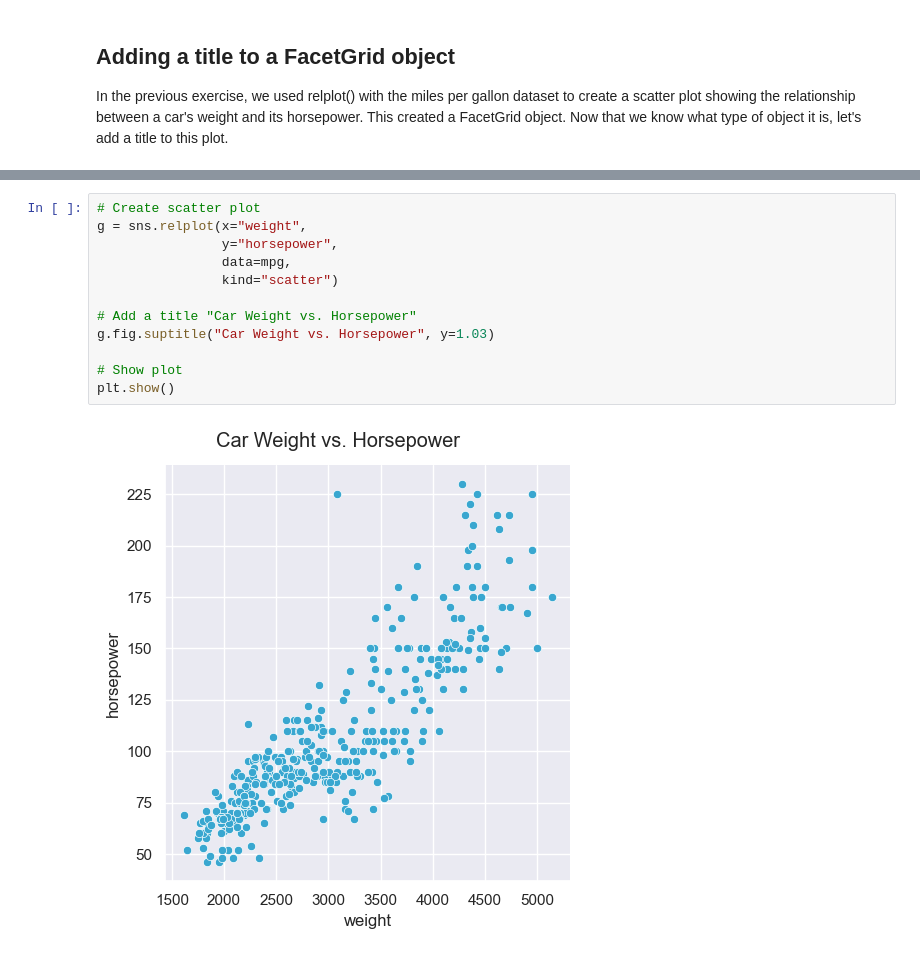
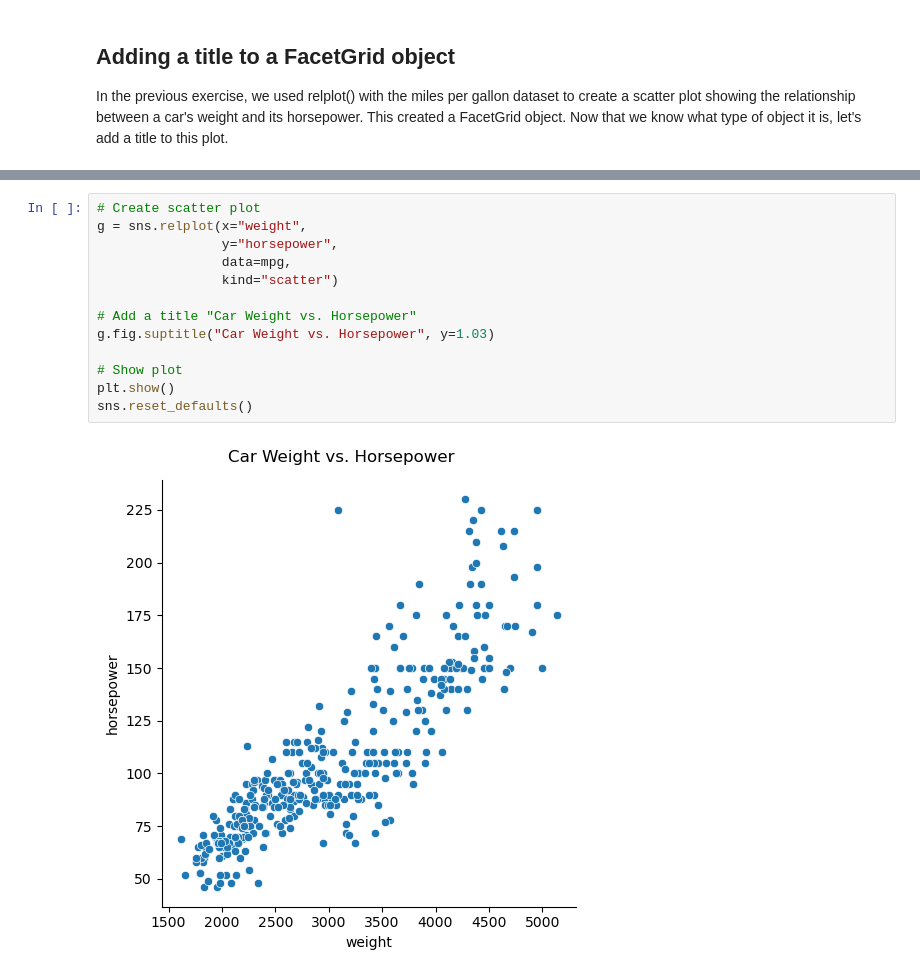
Before and after one commit to aziscript/Python-for-data-analysis, a Jupyter notebook: dataVizSeaborn.ipynb, the cells around one changed output, grey strips where cells are left out. Saved outputs shown, nothing was run; the diff lists cells and outputs as text.

Commit message:
More visuals and additional data

```diff
--- a/dataVizSeaborn.ipynb
+++ b/dataVizSeaborn.ipynb
@@ -1140,14 +1212,15 @@ plt.show()
 # %%
 # Create scatter plot
 g = sns.relplot(x="weight",
                 y="horsepower",
                 data=mpg,
                 kind="scatter")
 
 # Add a title "Car Weight vs. Horsepower"
 g.fig.suptitle("Car Weight vs. Horsepower", y=1.03)
 
 # Show plot
 plt.show()
+sns.reset_defaults()
 # %% [output]
-[figure, old version]
+[figure, new version]
```
Also changed, not shown: parts of 61 cells of this notebook, 1 other file.
